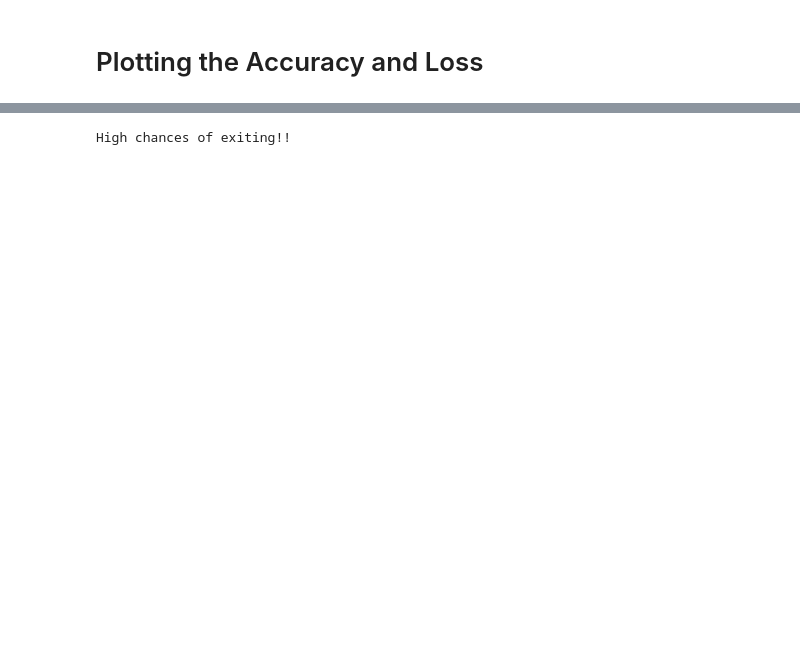
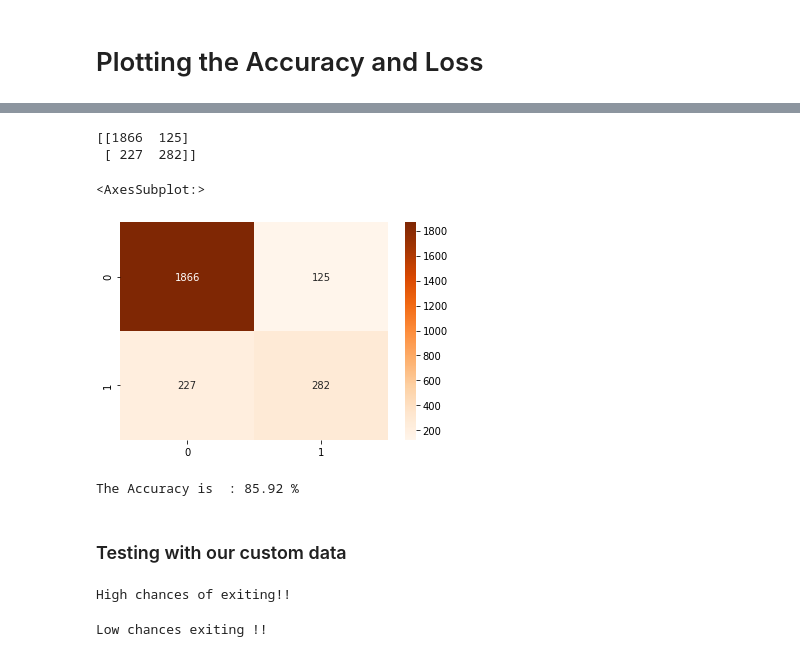
Before and after one commit to AbhishekMaity001/Tensorflow-Codes, a Jupyter notebook: 11.Artificial Neural Networks (Churn-Modeling).ipynb, the cells around one changed output, grey strips where cells are left out. Drawn from its saved outputs; the diff is of its cells as text; code cells hidden in the pictures; blank space fills up the shorter version.

```diff
--- a/11.Artificial Neural Networks (Churn-Modeling).ipynb
+++ b/11.Artificial Neural Networks (Churn-Modeling).ipynb
@@ -219,0 +258,4 @@ plt.legend(['Train','Test'],loc='best')
+# %%
+# Prediction of the test data
+y_pred = model.predict(X_test)
+y_pred
@@ -219,0 +270,3 @@ plt.legend(['Train','Test'],loc='best')
+# %%
+y_pred = y_pred>0.5
+y_pred
@@ -220,3 +281,22 @@ plt.legend(['Train','Test'],loc='best')
+# %%
+from sklearn.metrics import confusion_matrix
+print(confusion_matrix(y_test,y_pred))
+# %% [output]
+[[1866  125]
+ [ 227  282]]
+# %%
+plt.figure(figsize=(6,4))
+sns.heatmap(confusion_matrix(y_test,y_pred),fmt='g',annot=True,cmap='Oranges')
+# %% [output]
+<AxesSubplot:>
+[figure, added]
+# %%
+# checking the accuracy score
+
+from sklearn.metrics import accuracy_score
+print('The Accuracy is  : {} %'.format(accuracy_score(y_test,y_pred)*100))
+# %% [output]
+The Accuracy is  : 85.92 %
 # %%
 def predict_churn(values) :
 
@@ -225,13 +305,30 @@ def predict_churn(values) :
     x = std_scaler.transform(x) # transforming the values
 
     return model.predict(x)
+# %% [markdown]
+### Testing with our custom data
+# %%
+# You can basically try with different other values ...take it manually from the X_test data
+#values = [523, 40, 2,102967.41, 1, 1, 0,128702.10, 0, 0, 0]
+
+
+values = [805, 45, 9, 116585.97, 1, 1, 0, 189428.75, 1, 0, 0]
+
+res = predict_churn(values)
+
+if res > 0.5 :
+    print('High chances of exiting!!')
+else:
+    print('Not exiting !!')
+# %% [output]
+High chances of exiting!!
 # %%
-values = [738, 62, 10, 83008.31, 1, 1, 1, 42766.03, 1, 0, 1]
+values = [679, 38, 7,110555.37, 2, 1, 0,46522.68, 1, 0, 1]
 res = predict_churn(values)
 
 if res > 0.5 :
     print('High chances of exiting!!')
 else:
-    print('Not exiting !!')
+    print('Low chances exiting !!')
 # %% [output]
-High chances of exiting!!
+Low chances exiting !!
```
Also changed, not shown: parts of 14 cells of this notebook.
